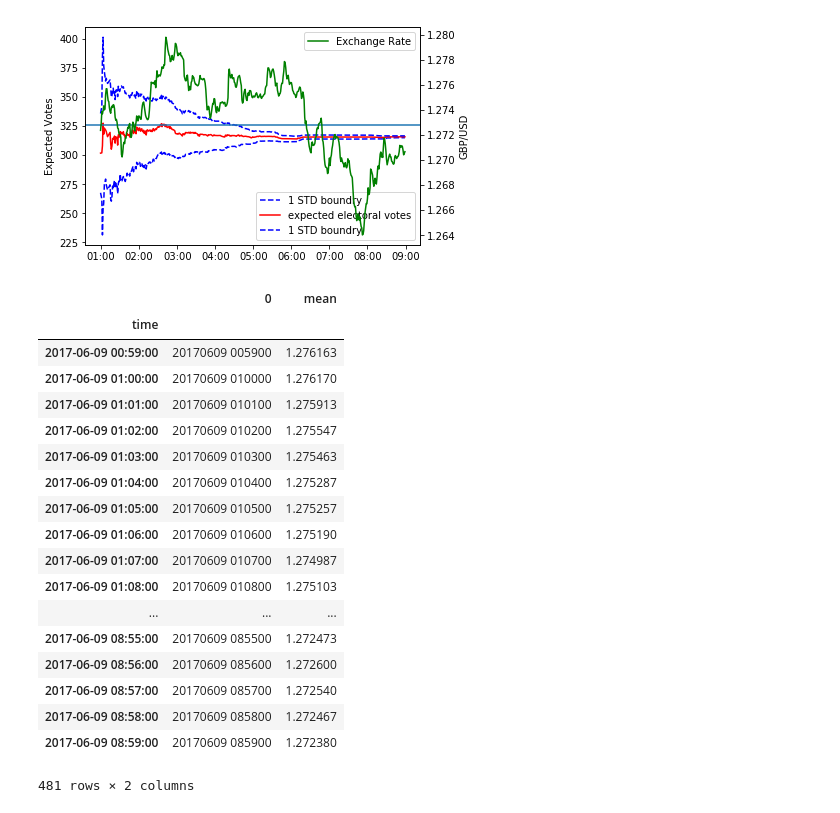
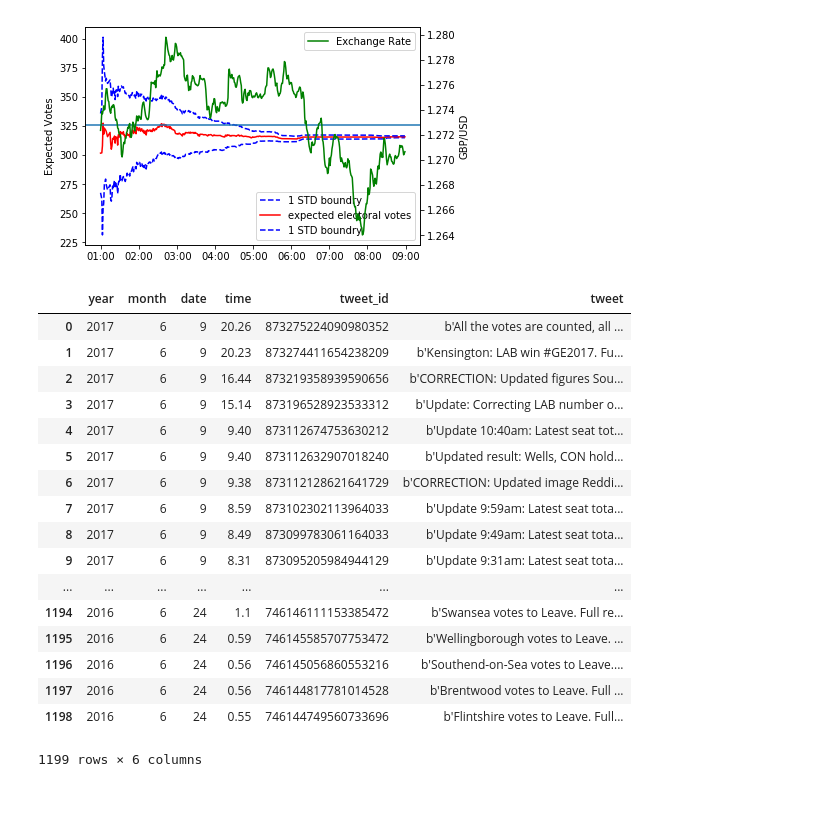
Before and after one commit to alexhuang1117/Data-Science-Portfolio, a Jupyter notebook: FX_Analysis_during_UK_Election/main.ipynb, the cells around one changed output. Saved outputs shown, nothing was run; the diff lists cells and outputs as text; code cells hidden in the pictures.

```diff
--- a/FX_Analysis_during_UK_Election/main.ipynb
+++ b/FX_Analysis_during_UK_Election/main.ipynb
@@ -296,26 +296,24 @@ pylab.legend(loc='upper right')
 plt.show()
 # %% [output]
 [figure]
-# %%
-
-fx
-# %% [output]
-|  | 0 | mean |
-| time |  |  |
-| 2017-06-09 00:59:00 | 20170609 005900 | 1.276163 |
-| 2017-06-09 01:00:00 | 20170609 010000 | 1.276170 |
-| 2017-06-09 01:01:00 | 20170609 010100 | 1.275913 |
-| 2017-06-09 01:02:00 | 20170609 010200 | 1.275547 |
-| 2017-06-09 01:03:00 | 20170609 010300 | 1.275463 |
-| 2017-06-09 01:04:00 | 20170609 010400 | 1.275287 |
-| 2017-06-09 01:05:00 | 20170609 010500 | 1.275257 |
-| 2017-06-09 01:06:00 | 20170609 010600 | 1.275190 |
-| 2017-06-09 01:07:00 | 20170609 010700 | 1.274987 |
-| 2017-06-09 01:08:00 | 20170609 010800 | 1.275103 |
-| ... | ... | ... |
-| 2017-06-09 08:55:00 | 20170609 085500 | 1.272473 |
-| 2017-06-09 08:56:00 | 20170609 085600 | 1.272600 |
-| 2017-06-09 08:57:00 | 20170609 085700 | 1.272540 |
-| 2017-06-09 08:58:00 | 20170609 085800 | 1.272467 |
-| 2017-06-09 08:59:00 | 20170609 085900 | 1.272380 |
-481 rows × 2 columns
+# %%
+tweets
+# %% [output]
+|  | year | month | date | time | tweet_id | tweet |
+| 0 | 2017 | 6 | 9 | 20.26 | 873275224090980352 | b'All the votes are counted, all ... |
+| 1 | 2017 | 6 | 9 | 20.23 | 873274411654238209 | b'Kensington: LAB win #GE2017. Fu... |
+| 2 | 2017 | 6 | 9 | 16.44 | 873219358939590656 | b'CORRECTION: Updated figures Sou... |
+| 3 | 2017 | 6 | 9 | 15.14 | 873196528923533312 | b'Update: Correcting LAB number o... |
+| 4 | 2017 | 6 | 9 | 9.40 | 873112674753630212 | b'Update 10:40am: Latest seat tot... |
+| 5 | 2017 | 6 | 9 | 9.40 | 873112632907018240 | b'Updated result: Wells, CON hold... |
+| 6 | 2017 | 6 | 9 | 9.38 | 873112128621641729 | b'CORRECTION: Updated image Reddi... |
+| 7 | 2017 | 6 | 9 | 8.59 | 873102302113964033 | b'Update 9:59am: Latest seat tota... |
+| 8 | 2017 | 6 | 9 | 8.49 | 873099783061164033 | b'Update 9:49am: Latest seat tota... |
+| 9 | 2017 | 6 | 9 | 8.31 | 873095205984944129 | b'Update 9:31am: Latest seat tota... |
+| ... | ... | ... | ... | ... | ... | ... |
+| 1194 | 2016 | 6 | 24 | 1.1 | 746146111153385472 | b'Swansea votes to Leave. Full re... |
+| 1195 | 2016 | 6 | 24 | 0.59 | 746145585707753472 | b'Wellingborough votes to Leave. ... |
+| 1196 | 2016 | 6 | 24 | 0.56 | 746145056860553216 | b'Southend-on-Sea votes to Leave.... |
+| 1197 | 2016 | 6 | 24 | 0.56 | 746144817781014528 | b'Brentwood votes to Leave. Full ... |
+| 1198 | 2016 | 6 | 24 | 0.55 | 746144749560733696 | b'Flintshire votes to Leave. Full... |
+1199 rows × 6 columns
```
Also changed, not shown: parts of 1 cell of this notebook, 3 other files.
